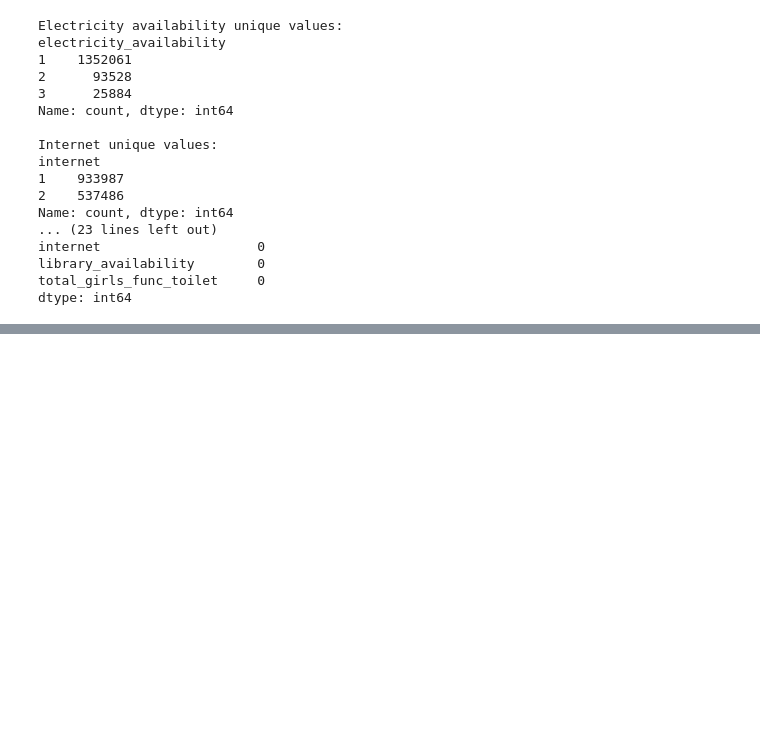
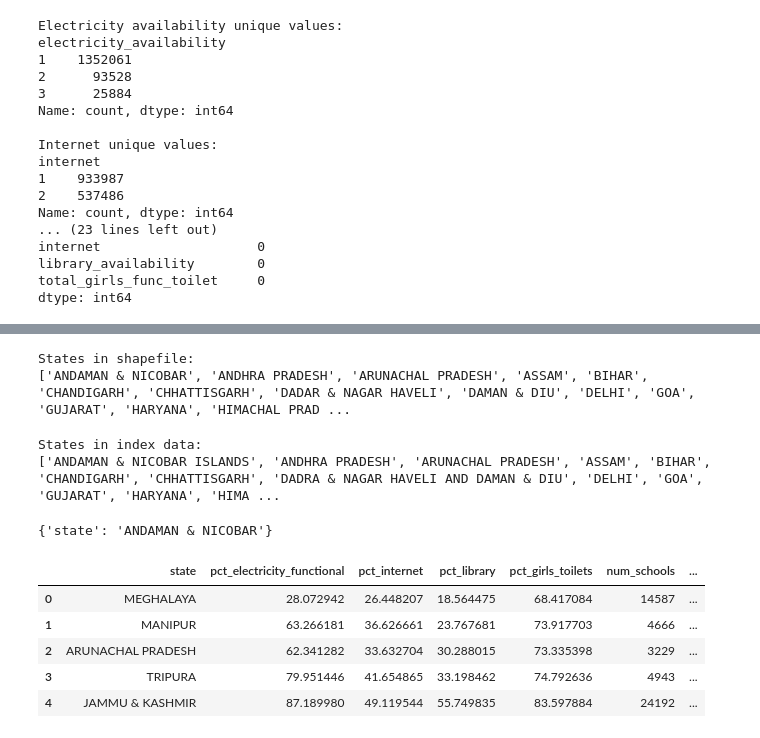
Before and after one commit to tpunamiya/tpunamiya.github.io, a Jupyter notebook: Education_project.ipynb, the cells around one changed output, grey strips where cells are left out. Drawn from its saved outputs; the diff is of its cells as text; code cells hidden in the pictures; blank space fills up the shorter version.

```diff
--- a/Education_project.ipynb
+++ b/Education_project.ipynb
@@ -674,0 +734,31 @@ dtype: int64
+# %%
+import geopandas as gpd
+
+gdf = gpd.read_file("/Users/trishapunamiya/tpunamiya.github.io-4/charts/india_states.json")
+print("States in shapefile:")
+print(sorted(gdf["state"].unique()))
+# %% [output]
+States in shapefile:
+['ANDAMAN & NICOBAR', 'ANDHRA PRADESH', 'ARUNACHAL PRADESH', 'ASSAM', 'BIHAR', 'CHANDIGARH', 'CHHATTISGARH', 'DADAR & NAGAR HAVELI', 'DAMAN & DIU', 'DELHI', 'GOA', 'GUJARAT', 'HARYANA', 'HIMACHAL PRAD ...
+# %%
+import pandas as pd
+
+df = pd.read_json("https://raw.githubusercontent.com/tpunamiya/tpunamiya.github.io/refs/heads/main/Project_JSON/state_infrastructure_index.json")
+print("States in index data:")
+print(sorted(df["state"].unique()))
+# %% [output]
+States in index data:
+['ANDAMAN & NICOBAR ISLANDS', 'ANDHRA PRADESH', 'ARUNACHAL PRADESH', 'ASSAM', 'BIHAR', 'CHANDIGARH', 'CHHATTISGARH', 'DADRA & NAGAR HAVELI AND DAMAN & DIU', 'DELHI', 'GOA', 'GUJARAT', 'HARYANA', 'HIMA ...
+# %%
+india_geo["features"][0]["properties"]
+# %% [output]
+{'state': 'ANDAMAN & NICOBAR'}
+# %%
+df.head()
+# %% [output]
+|  | state | pct_electricity_functional | pct_internet | pct_library | pct_girls_toilets | num_schools | ... |
+| 0 | MEGHALAYA | 28.072942 | 26.448207 | 18.564475 | 68.417084 | 14587 | ... |
+| 1 | MANIPUR | 63.266181 | 36.626661 | 23.767681 | 73.917703 | 4666 | ... |
+| 2 | ARUNACHAL PRADESH | 62.341282 | 33.632704 | 30.288015 | 73.335398 | 3229 | ... |
+| 3 | TRIPURA | 79.951446 | 41.654865 | 33.198462 | 74.792636 | 4943 | ... |
+| 4 | JAMMU & KASHMIR | 87.189980 | 49.119544 | 55.749835 | 83.597884 | 24192 | ... |
```
Also changed, not shown: parts of 6 cells of this notebook, 2 other files.
